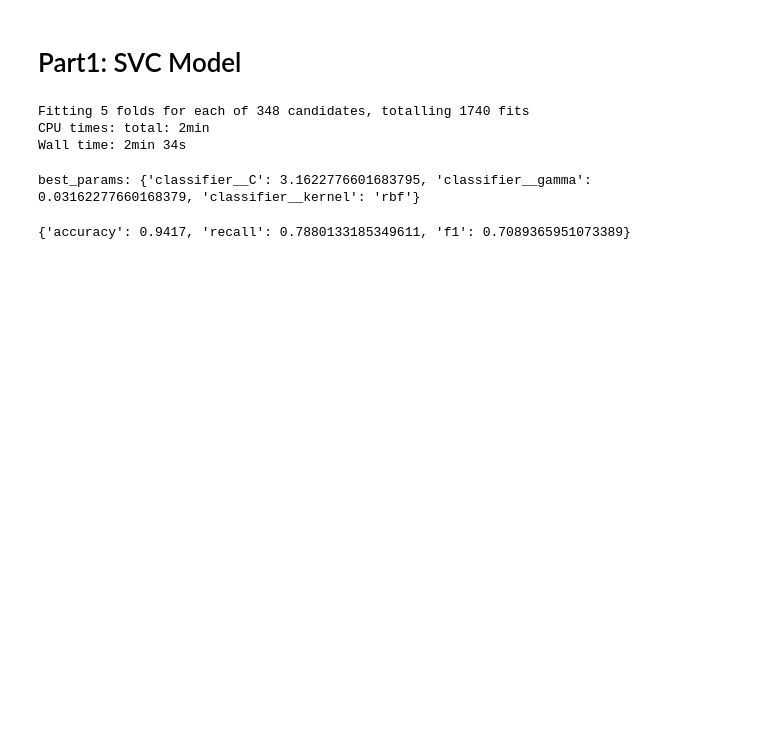
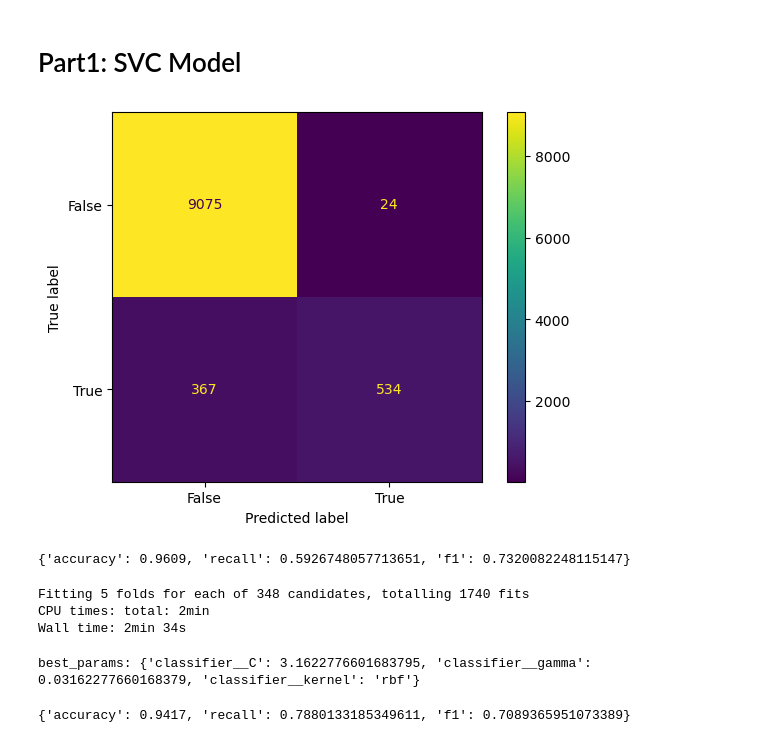
Before and after one commit to COGS118A/Group038-SP23, a Jupyter notebook: model.ipynb, the cells around one changed output. Saved outputs shown, nothing was run; the diff lists cells and outputs as text; code cells hidden in the pictures; blank space fills up the shorter version.

```diff
--- a/model.ipynb
+++ b/model.ipynb
@@ -60,6 +61,30 @@ X_train_down_sampled = down_sampled.drop(columns=['diabetes'])
 
 X_train_1000 = X_train_down_sampled[:1000]
 y_train_1000 = y_train_down_sampled[:1000]
+# %%
+default_svc = Pipeline([
+    ('make_futures', preprocessor),
+    ('classifier', SVC())
+])
+default_svc.fit(X_train[:10000], y_train[:10000])
+y_pred = default_svc.predict(X_test)
+
+cm = confusion_matrix(y_test, y_pred)
+cm_display = ConfusionMatrixDisplay(confusion_matrix = cm, display_labels = [False, True])
+cm_display.plot()
+plt.savefig('img/default_svc_cm.png')
+plt.show()
+# %% [output]
+[figure, added]
+# %%
+report = {
+    'accuracy': accuracy_score(y_test, y_pred),
+    'recall': recall_score(y_test, y_pred),
+    'f1': f1_score(y_test, y_pred)
+}
+report
+# %% [output]
+{'accuracy': 0.9609, 'recall': 0.5926748057713651, 'f1': 0.7320082248115147}
 # %%
 %time best_model_SVC.fit(X_train_1000, y_train_1000)
 y_pred = best_model_SVC.predict(X_test)
```
Also changed, not shown: parts of 3 cells of this notebook, 3 other files.
